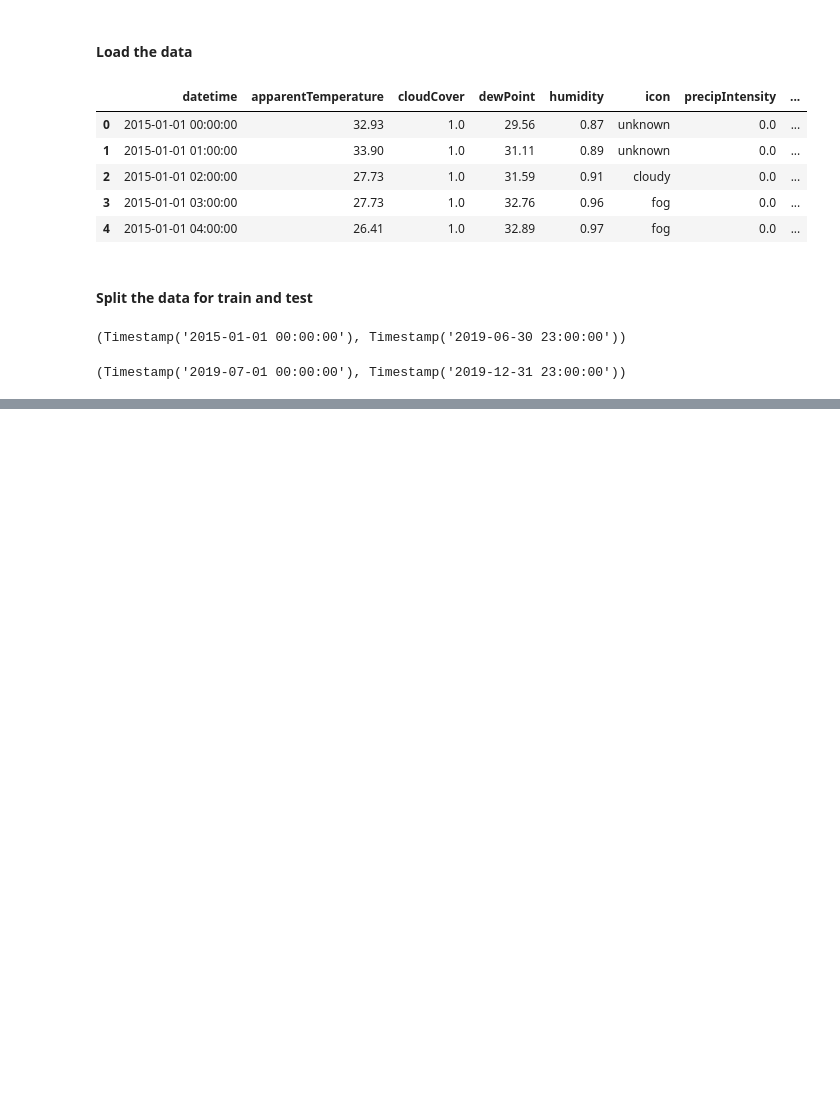
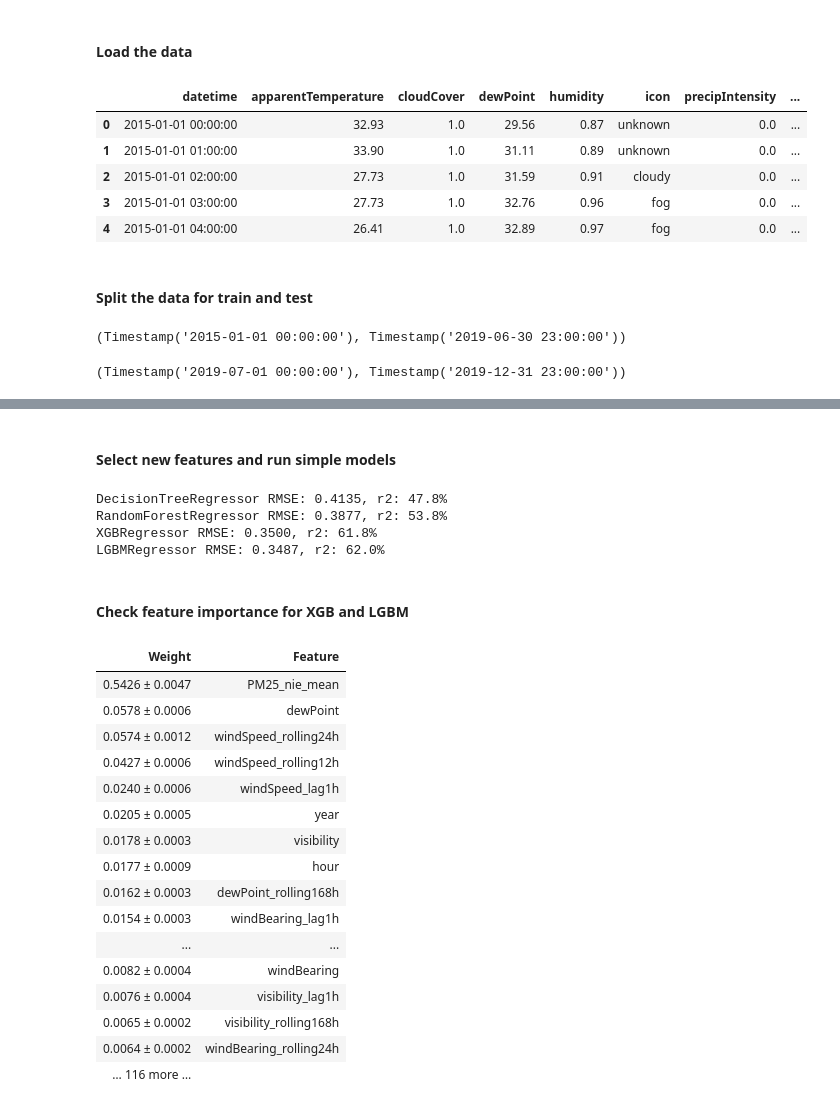
Before and after one commit to mattzajac/DataWorkshop_Competition_Warsaw_Air_Pollution, a Jupyter notebook: Warsaw Air Pollution Prediction.ipynb, the cells around one changed output, grey strips where cells are left out. Saved outputs shown, nothing was run; the diff lists cells and outputs as text; code cells hidden in the pictures; blank space fills up the shorter version.

```diff
--- a/Warsaw Air Pollution Prediction.ipynb
+++ b/Warsaw Air Pollution Prediction.ipynb
@@ -107,0 +149,21 @@ run_model(orig_feats, model, tcsv)
+# %% [markdown]
+#### Select new features and run simple models
+# %%
+# function to get all numerical features, except the one related to PM2.5 and Wokalna Street measures
+def get_feats(df):
+    feats = df_train.select_dtypes([np.number, np.bool]).columns
+    black_list = ['PM25_nie', 'PM25_wok', 'PM25_nie_log', 'PM25_wok_log', 'PM25_wok_mean']
+    return [x for x in feats if x not in black_list]
+# %%
+#get feats
+feats = get_feats(train)
+# %%
+for model in models:
+    run_model(feats, model, tcsv)
+# %% [output]
+DecisionTreeRegressor RMSE: 0.4135, r2: 47.8%
+RandomForestRegressor RMSE: 0.3877, r2: 53.8%
+XGBRegressor RMSE: 0.3500, r2: 61.8%
+LGBMRegressor RMSE: 0.3487, r2: 62.0%
+# %% [markdown]
+#### Check feature importance for XGB and LGBM
@@ -107,0 +175,29 @@ run_model(orig_feats, model, tcsv)
+# %%
+# fit XGB model
+
+X = df_train[feats].values
+y = df_train['PM25_nie_log'].values
+
+XGB_model = xgb.XGBRegressor(max_depth=5, objective='reg:squarederror', random_state=random_state)
+XGB_model.fit(X, y)
+
+perm = PermutationImportance(XGB_model).fit(X, y)
+eli5.show_weights(perm, feature_names=feats, top=20)
+# %% [output]
+| Weight | Feature |
+| 0.5426 ± 0.0047 | PM25_nie_mean |
+| 0.0578 ± 0.0006 | dewPoint |
+| 0.0574 ± 0.0012 | windSpeed_rolling24h |
+| 0.0427 ± 0.0006 | windSpeed_rolling12h |
+| 0.0240 ± 0.0006 | windSpeed_lag1h |
+| 0.0205 ± 0.0005 | year |
+| 0.0178 ± 0.0003 | visibility |
+| 0.0177 ± 0.0009 | hour |
+| 0.0162 ± 0.0003 | dewPoint_rolling168h |
+| 0.0154 ± 0.0003 | windBearing_lag1h |
+| ... | ... |
+| 0.0082 ± 0.0004 | windBearing |
+| 0.0076 ± 0.0004 | visibility_lag1h |
+| 0.0065 ± 0.0002 | visibility_rolling168h |
+| 0.0064 ± 0.0002 | windBearing_rolling24h |
+| … 116 more … |  |
```
Also changed, not shown: parts of 12 cells of this notebook.
